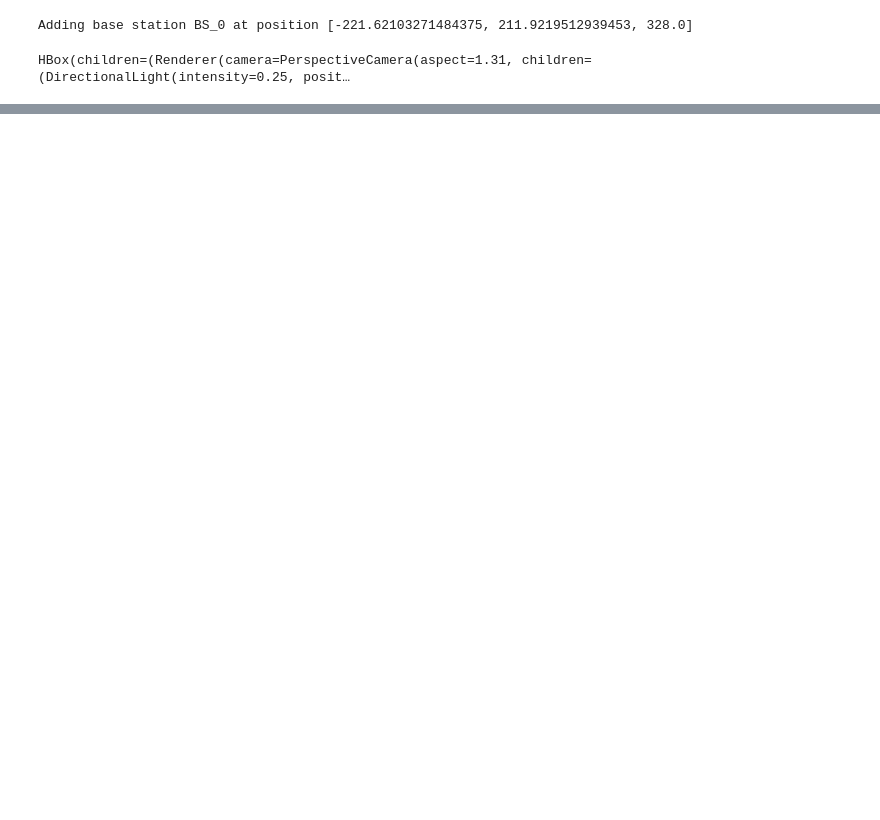
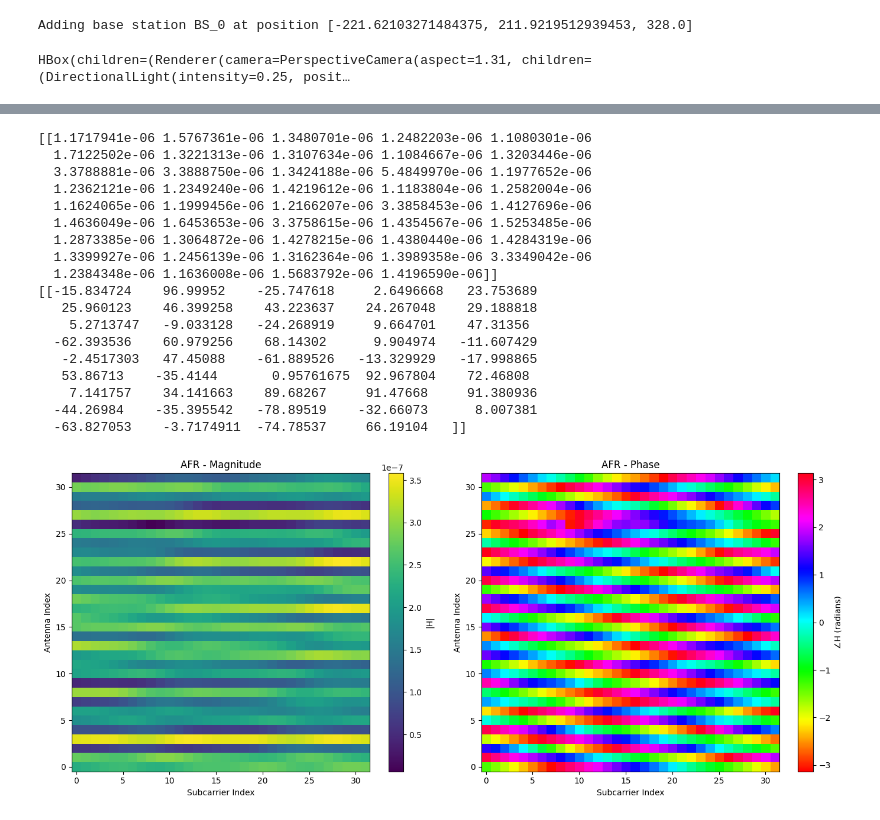
Before and after one commit to BerkIGuler/CSIGen, a Jupyter notebook: examples/visualize_realistic_scenario.ipynb, the cells around one changed output, grey strips where cells are left out. Saved outputs shown, nothing was run; the diff lists cells and outputs as text; code cells hidden in the pictures; blank space fills up the shorter version.

```diff
--- a/examples/visualize_realistic_scenario.ipynb
+++ b/examples/visualize_realistic_scenario.ipynb
@@ -519,3 +546,37 @@ plt.show()
+# %%
+# visualize antenna-frequency response of a channel between a TX antenna and a RX antenna
+sample_tx_idx = 1
+sample_rx_idx = 14
+sample_rx_ant_idx = 0
+sample_time_idx = 0
+
+print(paths_per_tx[sample_tx_idx].tau.numpy()[sample_rx_idx])
+print(paths_per_tx[sample_tx_idx].doppler.numpy()[sample_rx_idx])
+
+sample_tx_rx_afr = cfr_per_tx[sample_tx_idx][sample_rx_idx,sample_rx_ant_idx,0,:,sample_time_idx,:]
+# Visualize selected channel
+fig = visualize_antenna_frequency_response(sample_tx_rx_afr, title="AFR")
+plt.show()
+# %% [output]
+[[1.1717941e-06 1.5767361e-06 1.3480701e-06 1.2482203e-06 1.1080301e-06
+  1.7122502e-06 1.3221313e-06 1.3107634e-06 1.1084667e-06 1.3203446e-06
+  3.3788881e-06 3.3888750e-06 1.3424188e-06 5.4849970e-06 1.1977652e-06
+  1.2362121e-06 1.2349240e-06 1.4219612e-06 1.1183804e-06 1.2582004e-06
+  1.1624065e-06 1.1999456e-06 1.2166207e-06 3.3858453e-06 1.4127696e-06
+  1.4636049e-06 1.6453653e-06 3.3758615e-06 1.4354567e-06 1.5253485e-06
+  1.2873385e-06 1.3064872e-06 1.4278215e-06 1.4380440e-06 1.4284319e-06
+  1.3399927e-06 1.2456139e-06 1.3162364e-06 1.3989358e-06 3.3349042e-06
+  1.2384348e-06 1.1636008e-06 1.5683792e-06 1.4196590e-06]]
+[[-15.834724    96.99952    -25.747618     2.6496668   23.753689
+   25.960123    46.399258    43.223637    24.267048    29.188818
+    5.2713747   -9.033128   -24.268919     9.664701    47.31356
+  -62.393536    60.979256    68.14302      9.904974   -11.607429
+   -2.4517303   47.45088    -61.889526   -13.329929   -17.998865
+   53.86713    -35.4144       0.95761675  92.967804    72.46808
+    7.141757    34.141663    89.68267     91.47668     91.380936
+  -44.26984    -35.395542   -78.89519    -32.66073      8.007381
+  -63.827053    -3.7174911  -74.78537     66.19104   ]]
+[figure, added]
 # %%
 # Apply an FFTshift to bring subcarriers in the
 # correct order for an IFFT
```
Also changed, not shown: parts of 15 cells of this notebook, 1 other file.
